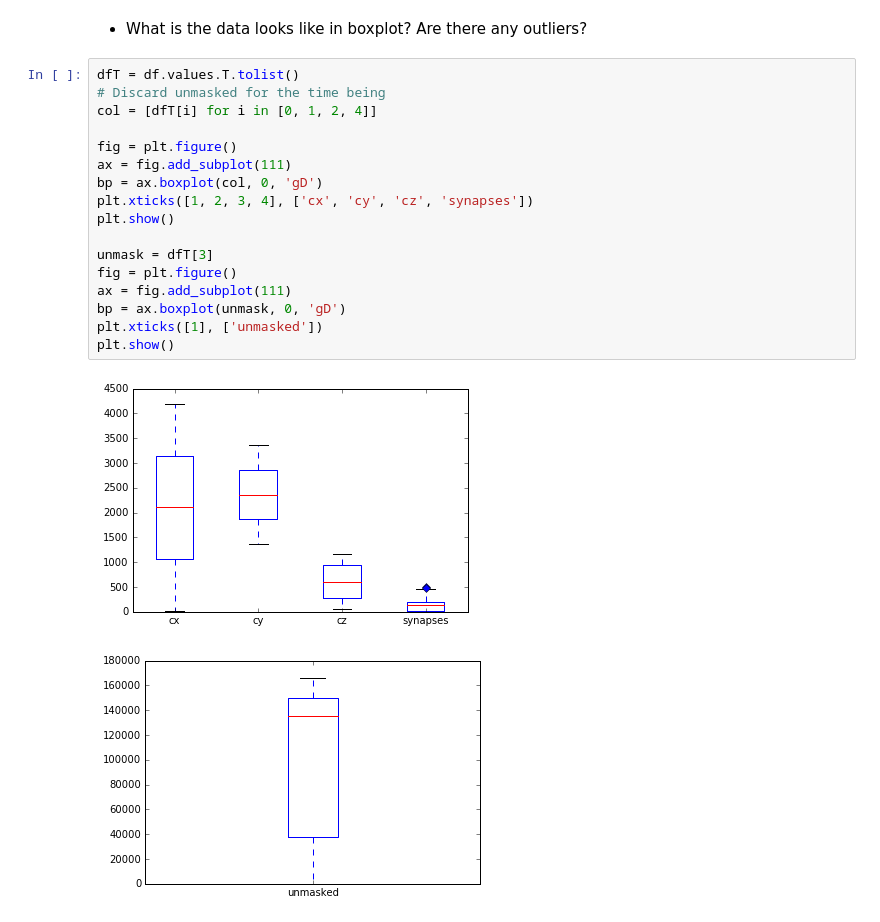
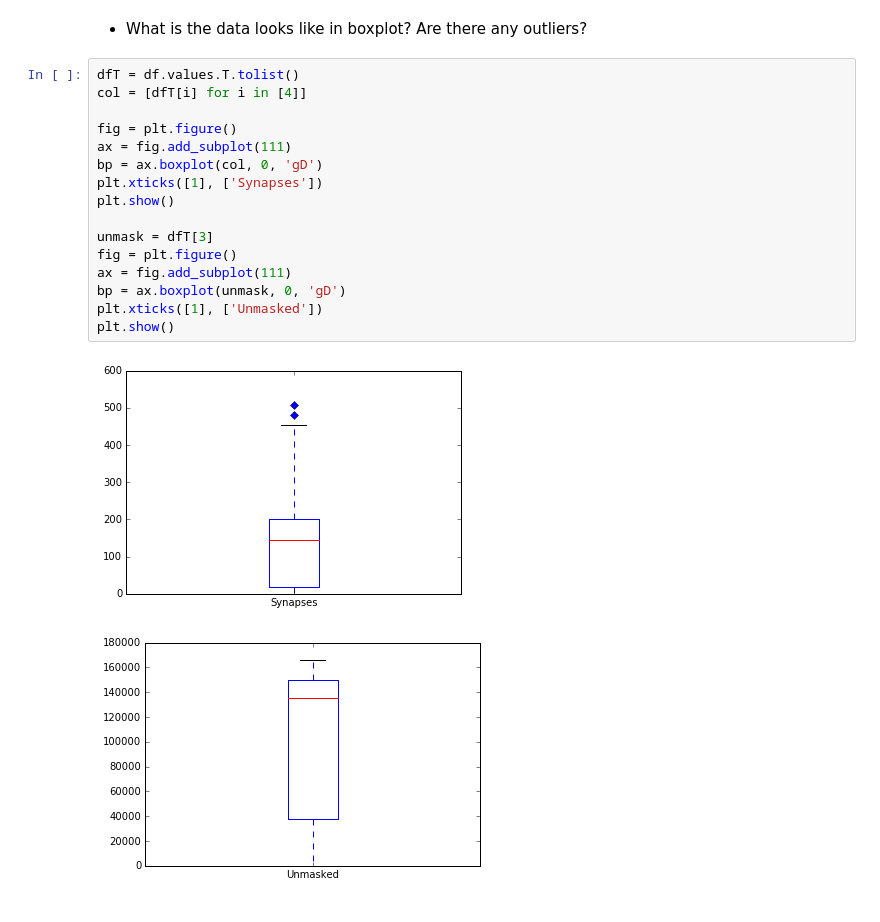
Before and after one commit to Upward-Spiral-Science/chengchang, a Jupyter notebook: Assignment 3.ipynb, the cells around one changed output. Saved outputs shown, nothing was run; the diff lists cells and outputs as text.

```diff
--- a/Assignment 3.ipynb
+++ b/Assignment 3.ipynb
@@ -168,21 +216,20 @@ plt.show()
 * What is the data looks like in boxplot? Are there any outliers?
 # %%
 dfT = df.values.T.tolist()
-# Discard unmasked for the time being
-col = [dfT[i] for i in [0, 1, 2, 4]]
+col = [dfT[i] for i in [4]]
 
 fig = plt.figure()
 ax = fig.add_subplot(111)
 bp = ax.boxplot(col, 0, 'gD')
-plt.xticks([1, 2, 3, 4], ['cx', 'cy', 'cz', 'synapses'])
+plt.xticks([1], ['Synapses'])
 plt.show()
 
 unmask = dfT[3]
 fig = plt.figure()
 ax = fig.add_subplot(111)
 bp = ax.boxplot(unmask, 0, 'gD')
-plt.xticks([1], ['unmasked'])
+plt.xticks([1], ['Unmasked'])
 plt.show()
 # %% [output]
-[figure, old version]
+[figure, new version]
 [figure]
```
Also changed, not shown: parts of 5 cells of this notebook.
